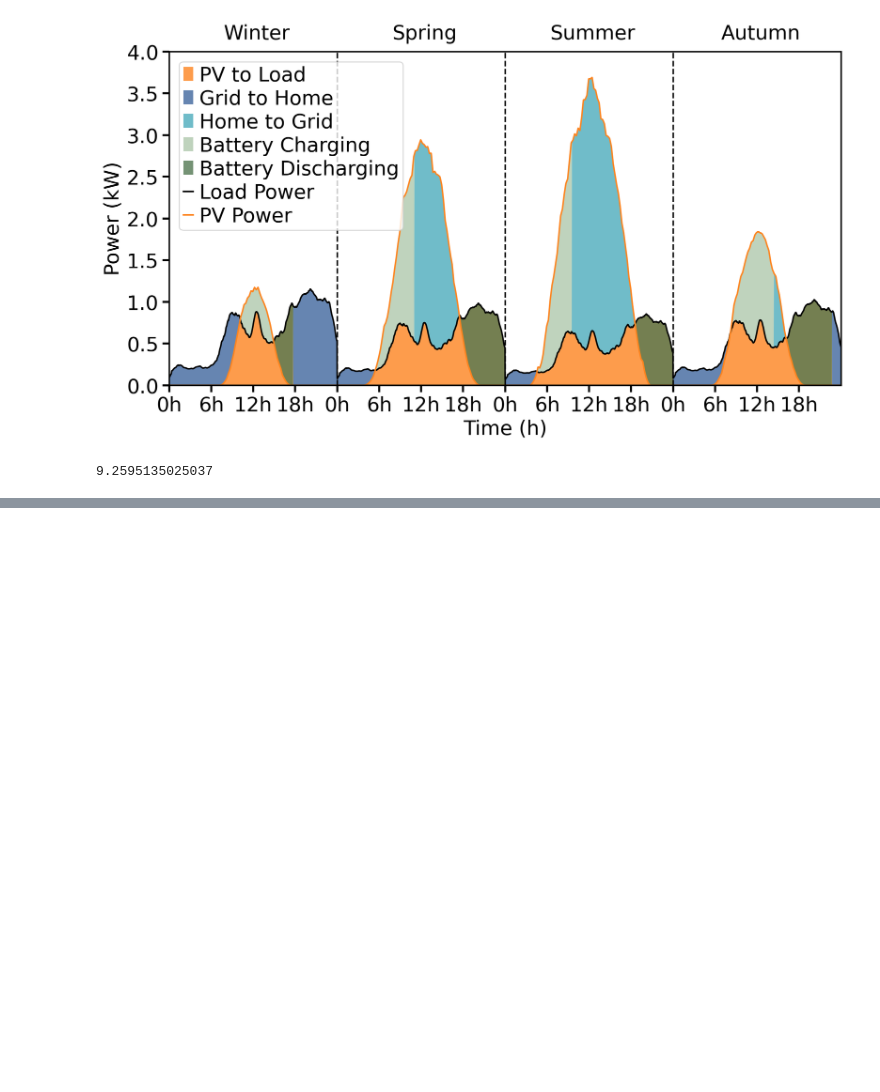
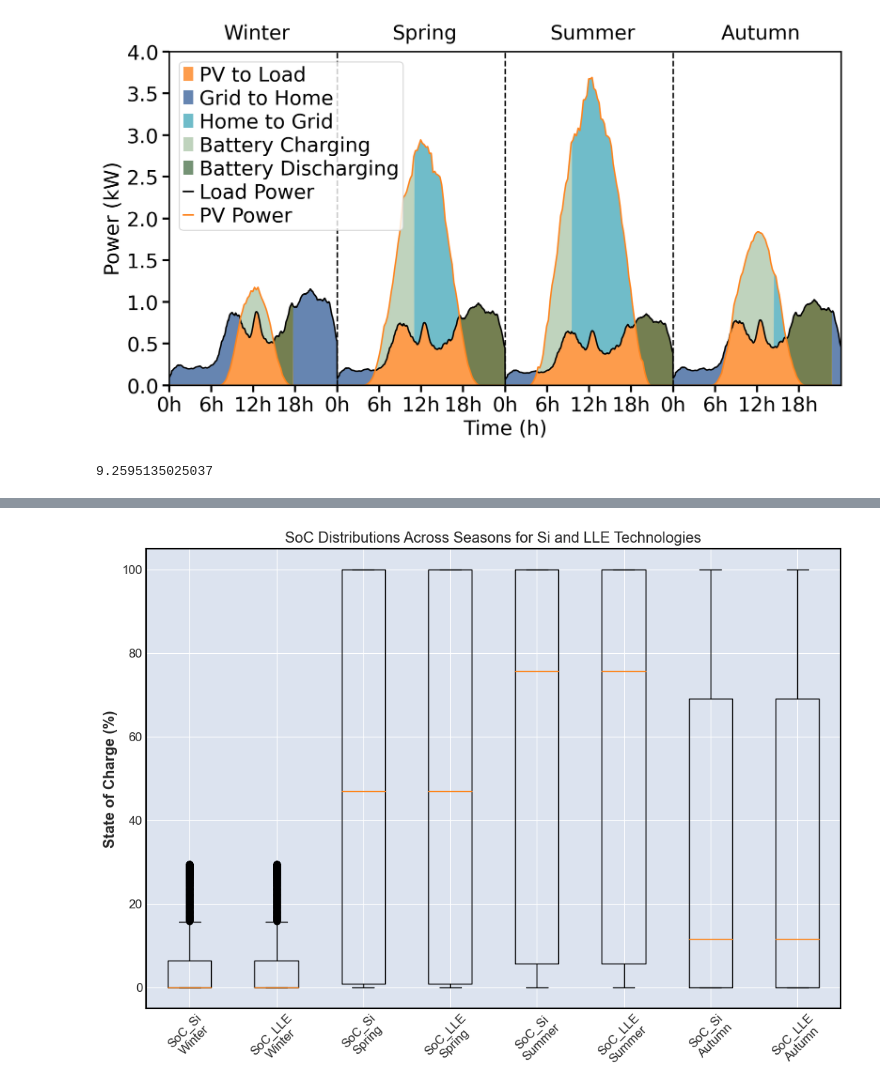
Before and after one commit to Alexisaglar/paper_simulations, a Jupyter notebook: plots.ipynb, the cells around one changed output, grey strips where cells are left out. Drawn from its saved outputs; the diff is of its cells as text; code cells hidden in the pictures; blank space fills up the shorter version.

```diff
--- a/plots.ipynb
+++ b/plots.ipynb
@@ -544,0 +849,37 @@ plt.show()
+# %%
+import matplotlib.pyplot as plt
+
+# Assuming SoC_Si and SoC_LLE are Pandas Series or lists containing your SoC data
+# Split the data into seasons for both Si and LLE technologies
+seasons = ['Winter', 'Spring', 'Summer', 'Autumn']
+season_indices = [(0, 1439), (1440, 2879), (2880, 4319), (4320, 5759)]  # Each tuple represents the start and end indices of a season
+
+SoC_Si_seasons = [SoC_Si[start:end+1] for start, end in season_indices]
+SoC_LLE_seasons = [SoC_LLE[start:end+1] for start, end in season_indices]
+
+# Prepare data for plotting
+# For simplicity, we'll plot each season's distribution side by side for Si and LLE
+data_to_plot = []
+for i in range(len(seasons)):
+    data_to_plot.append(SoC_Si_seasons[i])  # Append season data for Si
+    data_to_plot.append(SoC_LLE_seasons[i])  # Append season data for LLE
+
+# Creating the box plot
+plt.figure(figsize=(12, 8))
+plt.boxplot(data_to_plot)
+
+# Adding titles and labels
+plt.title('SoC Distributions Across Seasons for Si and LLE Technologies')
+plt.ylabel('State of Charge (%)')
+
+# Setting custom x-axis labels to indicate technology and season
+xticklabels = []
+for season in seasons:
+    xticklabels.append(f'SoC_Si\n{season}')
+    xticklabels.append(f'SoC_LLE\n{season}')
+
+plt.xticks(range(1, 2 * len(seasons) + 1), xticklabels, rotation=45)
+
+plt.show()
+# %% [output]
+[figure, added]
```
Also changed, not shown: parts of 4 cells of this notebook, 1 other file.
